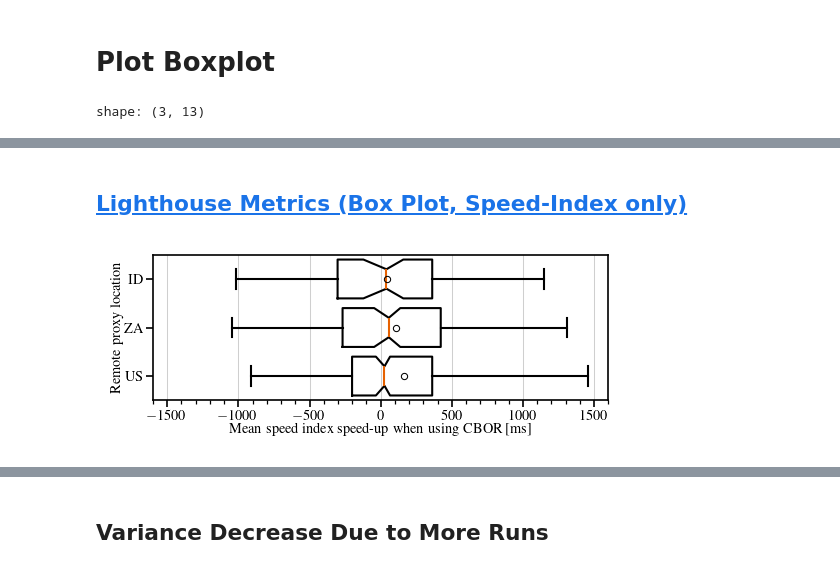
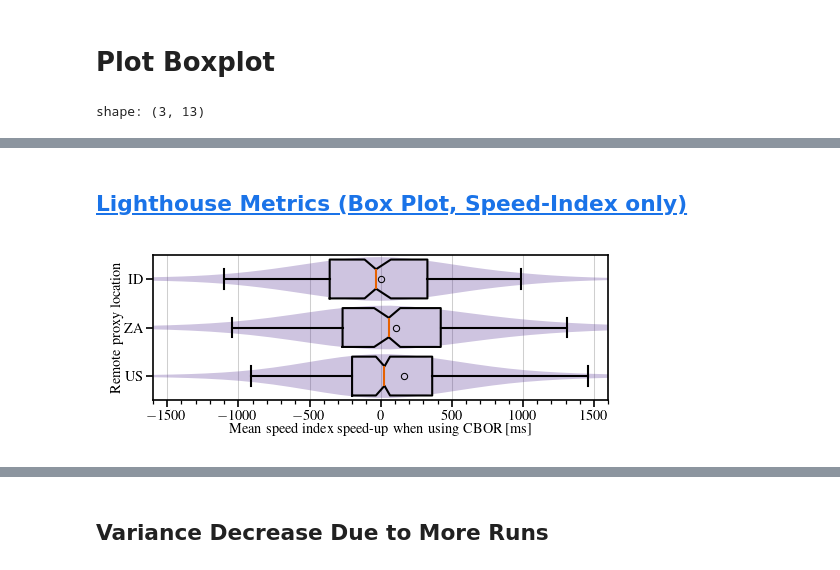
Before and after one commit to miri64/artifacts-tnsm26-cbor-dns-eval, a Jupyter notebook: 06_1evaluation.ipynb, the cells around one changed output, grey strips where cells are left out. Saved outputs shown, nothing was run; the diff lists cells and outputs as text; code cells hidden in the pictures.

```diff
--- a/06_1evaluation.ipynb
+++ b/06_1evaluation.ipynb
@@ -277,19 +277,19 @@ stats = polars.DataFrame(
 
 display(stats)
 
-# vlp = ax.violinplot(
-#     [
-#         speed_index.filter(polars.col(l).is_not_null())[l].to_numpy()
-#         for l in LOCATIONS_SORTED
-#     ],
-#     positions=range(len(LOCATIONS_SORTED)),
-#     vert=False,
-#     showmeans=False,
-#     showextrema=False,
-#     widths=0.9,
-# )
-# for body in vlp["bodies"]:
-#     body.set_facecolor("#5e3c99")
+vlp = ax.violinplot(
+    [
+        speed_index.filter(polars.col(l).is_not_null())[l].to_numpy()
+        for l in LOCATIONS_SORTED
+    ],
+    positions=range(len(LOCATIONS_SORTED)),
+    vert=False,
+    showmeans=False,
+    showextrema=False,
+    widths=0.9,
+)
+for body in vlp["bodies"]:
+    body.set_facecolor("#5e3c99")
 ax.boxplot(
     [
         speed_index.filter(polars.col(l).is_not_null())[l].to_numpy()
@@ -336,5 +336,5 @@ shape: (3, 13)
 ## [Lighthouse Metrics (Box Plot, Speed-Index only)](06_1evaluation/plots/lighthouse-box-speed-index.pdf)
-[figure, old version]
+[figure, new version]
 # %%
 matplotlib.style.use(pathlib.Path.cwd() / "mlenders_column_ieeetran.mplstyle")
 matplotlib.rcParams["figure.figsize"] = (
```
Also changed, not shown: parts of 11 cells of this notebook.
